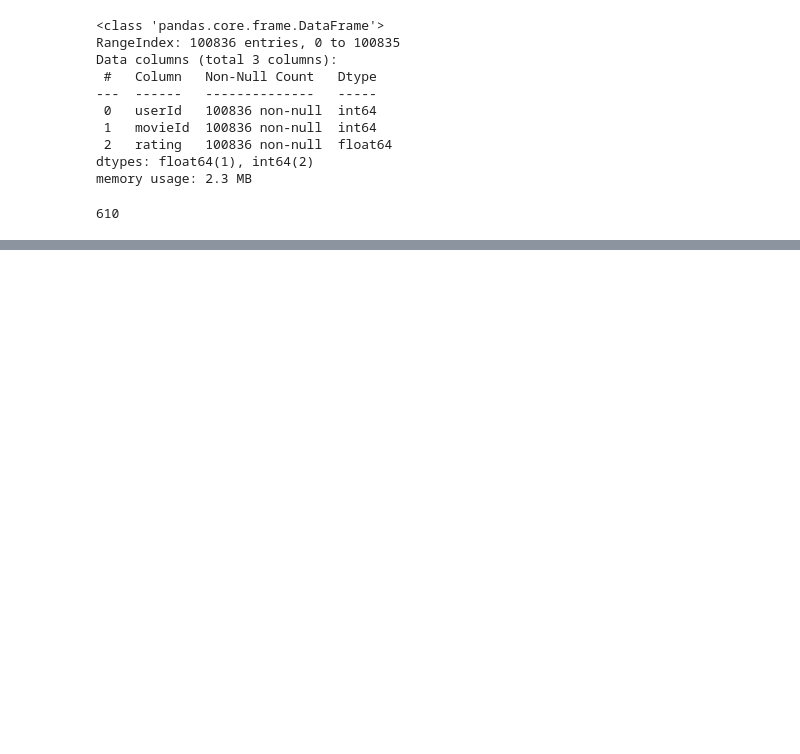
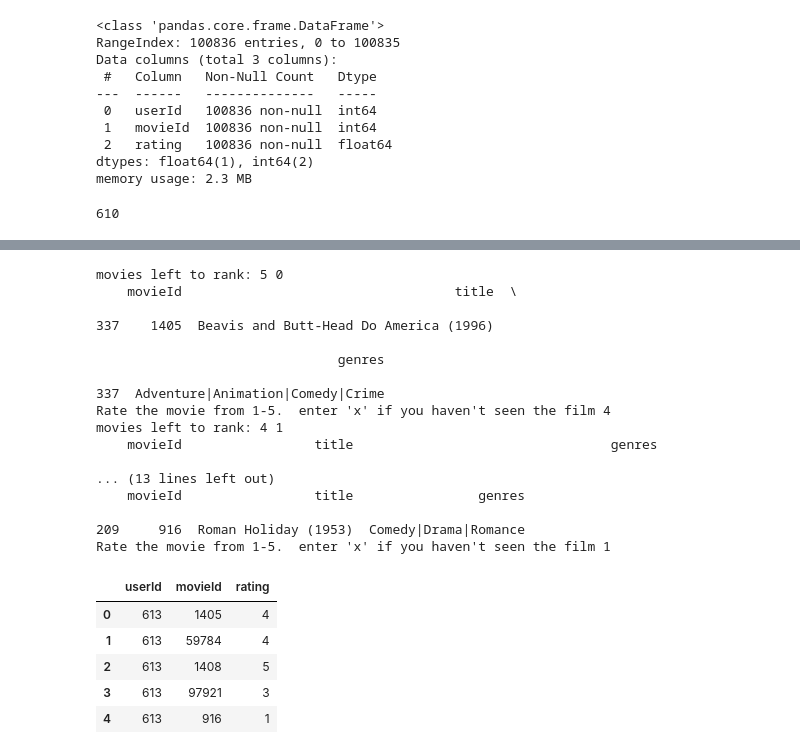
Before and after one commit to ceflynn/Movie-Recommendation-System, a Jupyter notebook: student.ipynb, the cells around one changed output, grey strips where cells are left out. Drawn from its saved outputs; the diff is of its cells as text; code cells hidden in the pictures; blank space fills up the shorter version.

```diff
--- a/student.ipynb
+++ b/student.ipynb
@@ -480,9 +486,10 @@ lets include:
 # %%
 #svd gridsearch  -  This will take some time.  Be patient.
-params = {'n_factors':[40,50,60],
-         'reg_all':[0.025,0.05, 0.075],
-         'n_epochs':[25,50,100],
-         'lr_all':[0.0025,0.005,0.01]}
-svd_gs = GridSearchCV(SVD,param_grid=params,n_jobs=-1)
-svd_gs.fit(data)
+
+#params = {'n_factors':[40,50,60],
+         #'reg_all':[0.025,0.05, 0.075],
+         #'n_epochs':[25,50,100],
+         #'lr_all':[0.0025,0.005,0.01]}
+#svd_gs = GridSearchCV(SVD,param_grid=params,n_jobs=-1)
+#svd_gs.fit(data)
 # %%
@@ -936,0 +954,27 @@ new_user_ratings(survey_movies,5)
+# %%
+new_ratings = new_user_ratings(sm_df,5)
+new_ratings
+# %% [output]
+movies left to rank: 5 0
+    movieId                                   title  \
+
+337    1405  Beavis and Butt-Head Do America (1996)
+
+                               genres
+
+337  Adventure|Animation|Comedy|Crime
+Rate the movie from 1-5.  enter 'x' if you haven't seen the film 4
+movies left to rank: 4 1
+    movieId                 title                                 genres
+
+... (13 lines left out)
+    movieId                 title                genres
+
+209     916  Roman Holiday (1953)  Comedy|Drama|Romance
+Rate the movie from 1-5.  enter 'x' if you haven't seen the film 1
+|  | userId | movieId | rating |
+| 0 | 613 | 1405 | 4 |
+| 1 | 613 | 59784 | 4 |
+| 2 | 613 | 1408 | 5 |
+| 3 | 613 | 97921 | 3 |
+| 4 | 613 | 916 | 1 |
```
Also changed, not shown: parts of 37 cells of this notebook.
